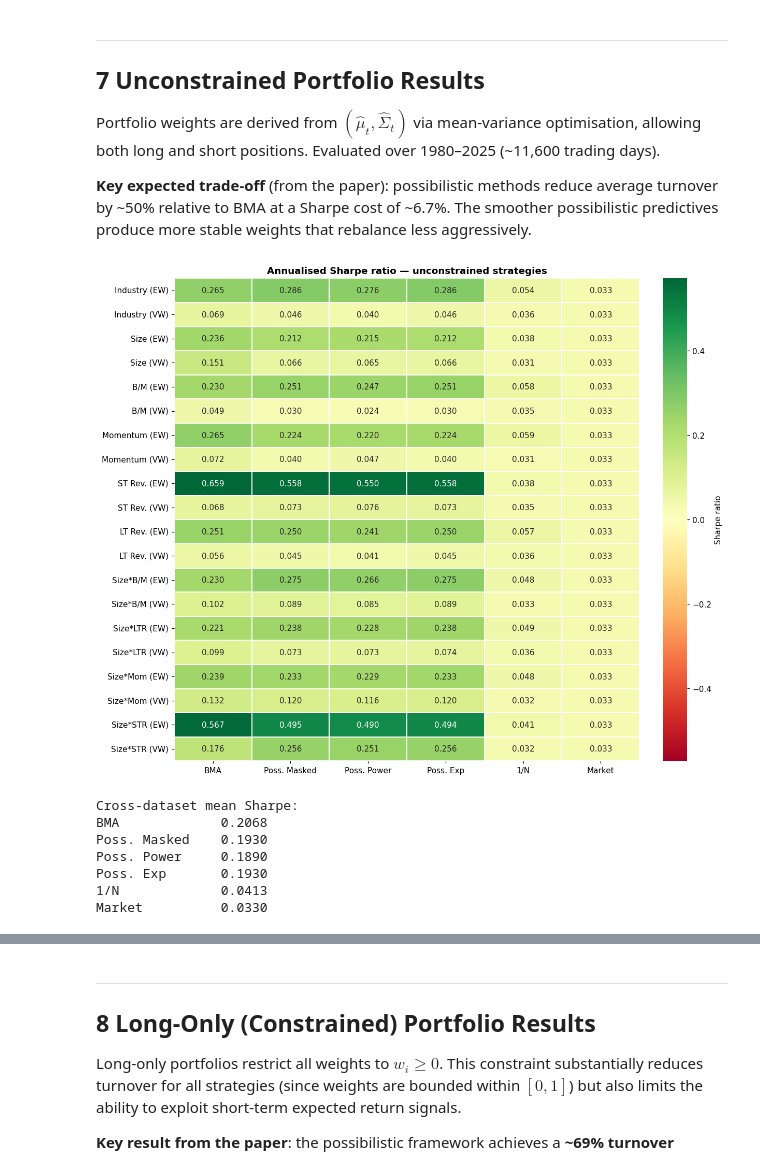
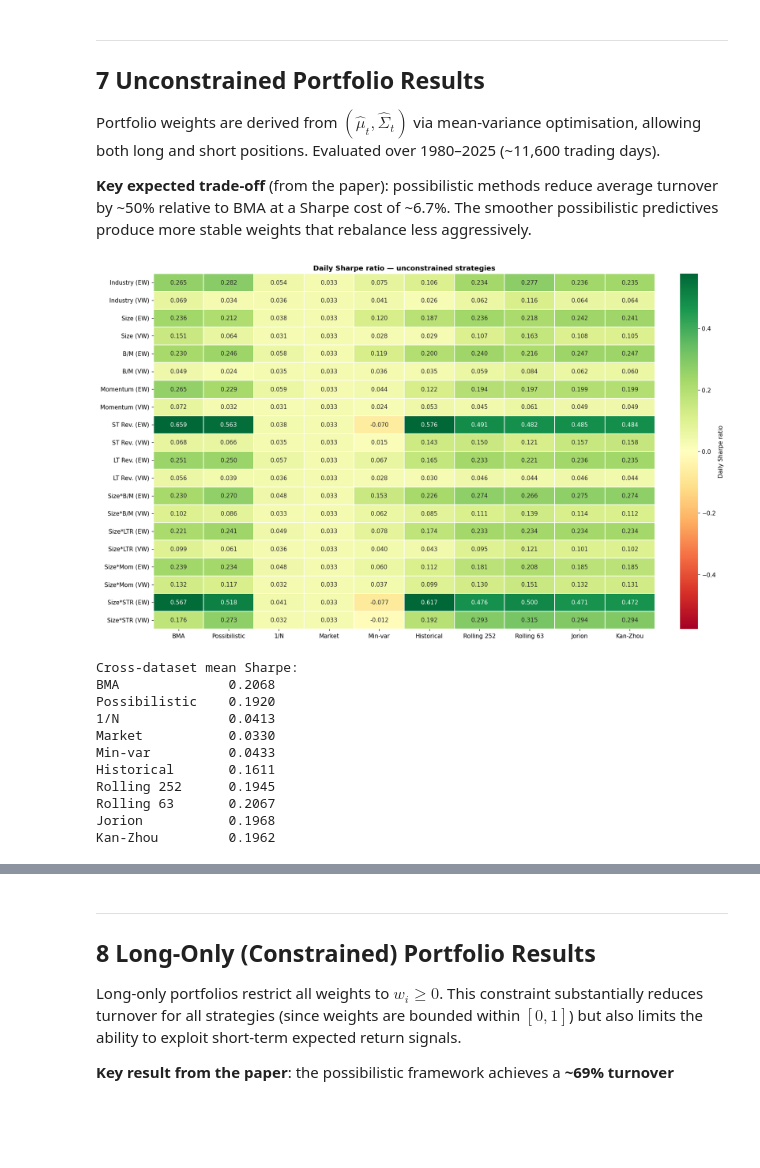
Before and after one commit to Ishikajj/possibilistic-portfolio-optimisation-py, a Jupyter notebook: analysis.ipynb, the cells around one changed output, grey strips where cells are left out. Saved outputs shown, nothing was run; the diff lists cells and outputs as text; code cells hidden in the pictures; blank space fills up the shorter version.

```diff
--- a/analysis.ipynb
+++ b/analysis.ipynb
@@ -91,8 +102,11 @@ plt.rcParams.update(
     }
 )
 # %%
-all_folders = sorted([f for f in RESULTS_DIR.iterdir() if f.is_dir()])
+all_folders = sorted(
+    f for f in RESULTS_DIR.iterdir() if (f / "returns.csv").exists()
+)
 real_folders = [f for f in all_folders if f.name not in SIM_FOLDERS]
+sim_folders = [f for f in all_folders if f.name in SIM_FOLDERS]
 
 all_scalars = {}
 for folder in all_folders:
@@ -111,6 +125,26 @@ SHARPE_LABEL = {1: "Daily Sharpe ratio", 252: "Annualised Sharpe ratio"}.get(
     SCALING_FACTOR, f"Sharpe ratio (x sqrt({SCALING_FACTOR}))"
 )
 
+missing = [f.name for f in all_folders if f.name not in all_scalars]
+if missing:
+    raise FileNotFoundError(
+        f"{len(missing)} dataset folder(s) in {RESULTS_DIR.name} have no scalars.csv "
+        f"(e.g. {missing[0]}): evaluate the run first:\n"
+        f"uv run python -m possibilistic_portfolio.evaluation_pipeline {RESULTS_DIR.name}"
+    )
+present = set().union(*(df.index for df in all_scalars.values()))
+FOCUS_STEMS = [
+    s for s in STRATEGY_LABELS if s in present
+]  # every strategy in the run
+MODEL_STEMS = [s for s in MODEL_ORDER if s in present]
+MODEL_COLOR_LIST = [MODEL_COLORS[s] for s in MODEL_STEMS]
+N_REAL = len(real_folders)
+
+print(f"Run folder          : {RESULTS_DIR.name}")
 print(f"Real-world datasets : {len(real_folders)}")
+print(f"Simulated datasets  : {len(sim_folders)}")
+print(
+    f"Strategies          : {', '.join(STRATEGY_LABELS[s] for s in FOCUS_STEMS)}"
+)
 print(f"Folders with scalars: {len(all_scalars)}")
 # %% [output]
@@ -605,10 +628,10 @@ METRIC_LABELS = {
 }
 
 
-def build_metric_table(metric, stems, label_map):
+def build_metric_table(metric, stems, label_map, folders=None):
     rows = {}
-    for folder in real_folders:
-        dname = DATASET_LABELS.get(folder.name, folder.name)
+    for folder in real_folders if folders is None else folders:
+        dname = {**DATASET_LABELS, **SIM_LABELS}.get(folder.name, folder.name)
         if folder.name not in all_scalars:
             continue
         df = all_scalars[folder.name]
@@ -625,42 +648,46 @@ tbl_sharpe = build_metric_table("sharpe", FOCUS_STEMS, STRATEGY_LABELS)
 col_order = [
     STRATEGY_LABELS[s]
     for s in FOCUS_STEMS
     if STRATEGY_LABELS[s] in tbl_sharpe.columns
 ]
 tbl_sharpe = tbl_sharpe[col_order]
 
 vmax = tbl_sharpe.abs().quantile(0.95).max()
-fig, ax = plt.subplots(figsize=(11, 9), constrained_layout=True)
+fig, ax = plt.subplots(figsize=(15, 9), constrained_layout=True)
 sns.heatmap(
     tbl_sharpe,
     annot=True,
     fmt=".3f",
     cmap="RdYlGn",
     center=0,
     vmin=-vmax,
     vmax=vmax,
     ax=ax,
     linewidths=0.3,
     cbar_kws={"label": SHARPE_LABEL},
 )
 ax.set_title(
     f"{SHARPE_LABEL} — unconstrained strategies",
     fontsize=12,
     fontweight="bold",
 )
 plt.show()
 
 print("Cross-dataset mean Sharpe:")
 print(tbl_sharpe.mean().round(4).to_string())
 # %% [output]
-[figure, old version]
+[figure, new version]
 Cross-dataset mean Sharpe:
-BMA             0.2068
-Poss. Masked    0.1930
-Poss. Power     0.1890
-Poss. Exp       0.1930
-1/N             0.0413
-Market          0.0330
+BMA              0.2068
+Possibilistic    0.1920
+1/N              0.0413
+Market           0.0330
+Min-var          0.0433
+Historical       0.1611
+Rolling 252      0.1945
+Rolling 63       0.2067
+Jorion           0.1968
+Kan-Zhou         0.1962
 # %%
 tbl_to = build_metric_table("avg_turnover", FOCUS_STEMS, STRATEGY_LABELS)[
     col_order
```
Also changed, not shown: parts of 18 cells of this notebook, 6 other files.
